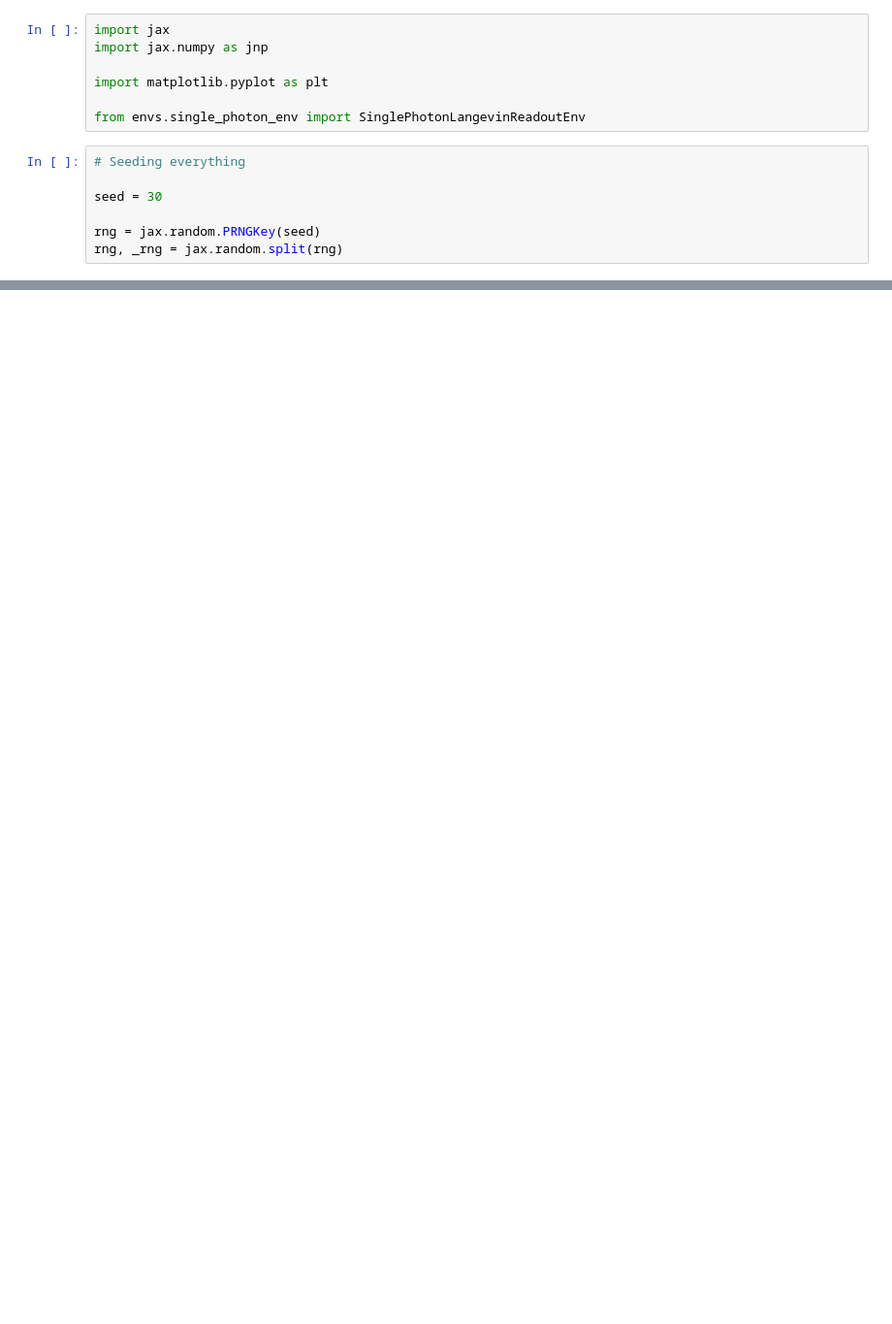
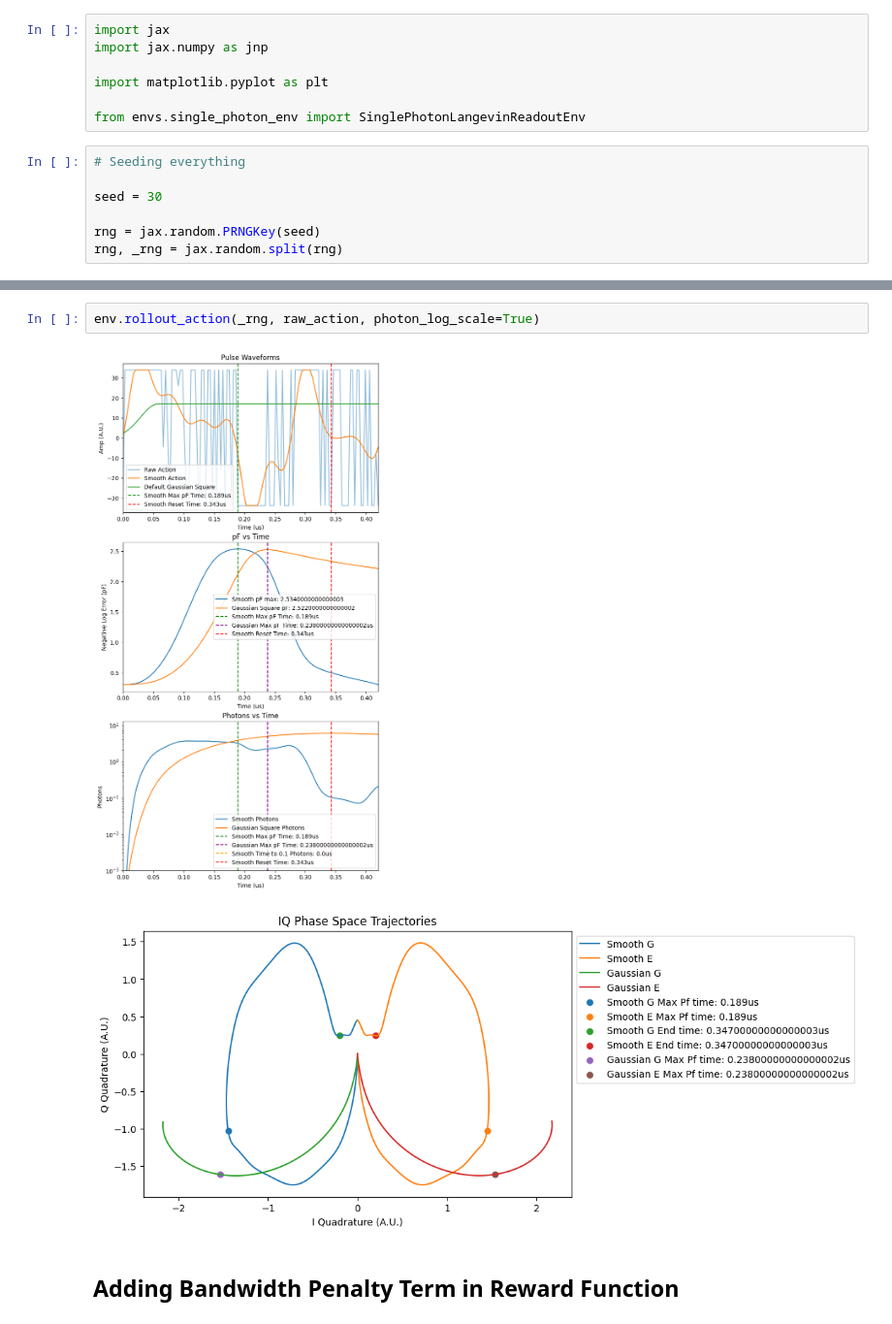
Before and after one commit to AnikenC/ReadoutWithRL, a Jupyter notebook: readoutWithRL/MLControl/clear_regime.ipynb, the cells around one changed output, grey strips where cells are left out. Shown at 97% size. Drawn from its saved outputs; the diff is of its cells as text; blank space fills up the shorter version.

```diff
--- a/readoutWithRL/MLControl/clear_regime.ipynb
+++ b/readoutWithRL/MLControl/clear_regime.ipynb
@@ -89,0 +197,7 @@ env.rollout_action(_rng, standard_action)
+# %%
+env.rollout_action(_rng, raw_action, photon_log_scale=True)
+# %% [output]
+[figure, added]
+[figure, added]
+# %% [markdown]
+## Adding Bandwidth Penalty Term in Reward Function
```
Also changed, not shown: parts of 32 cells of this notebook, 5 other files.
